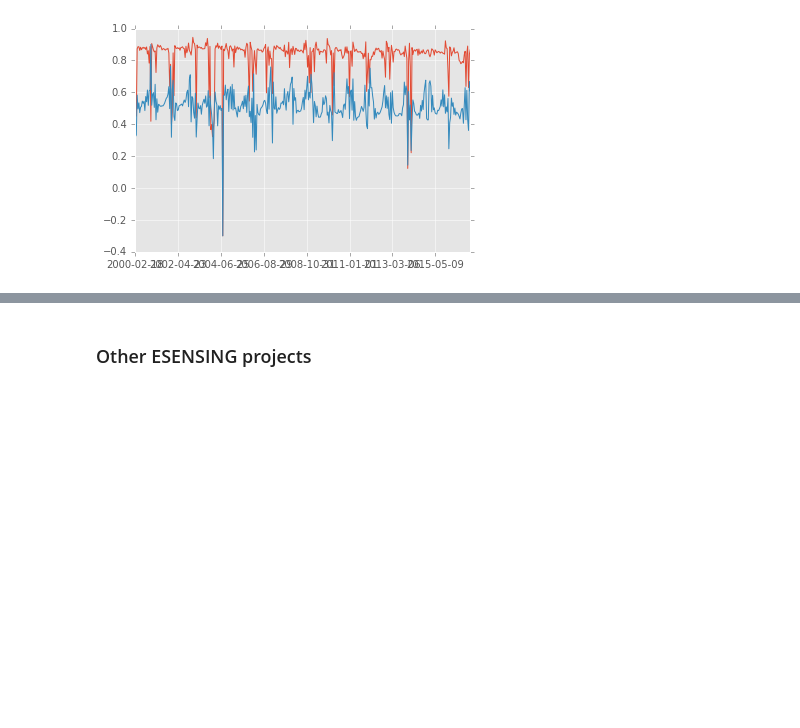
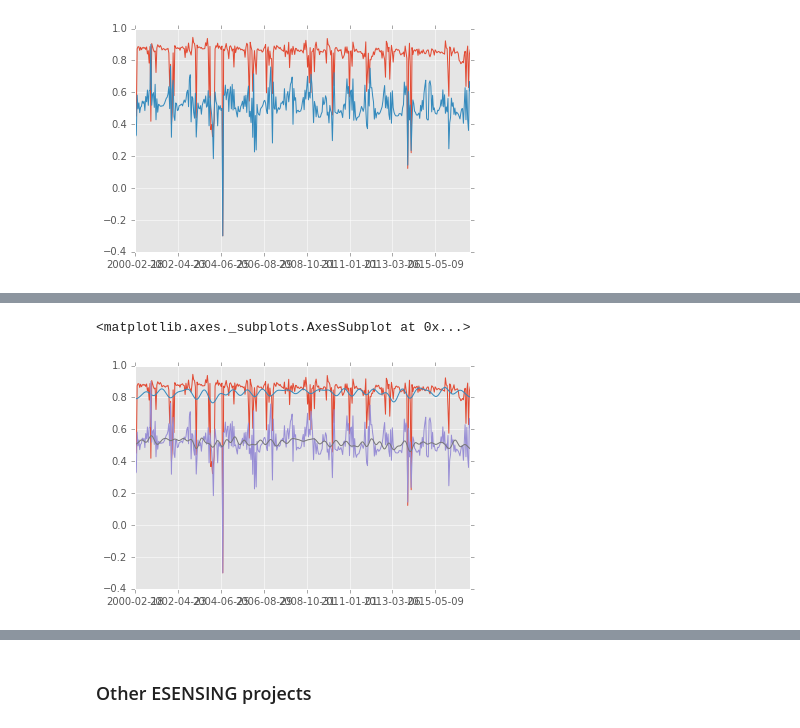
Before and after one commit to rolfsimoes/wgiss-py-webinar, a Jupyter notebook: WGISS_Tech_Webinar.ipynb, the cells around one changed output, grey strips where cells are left out. Cells and saved outputs as stored; diff of their text form; code cells hidden in the pictures; blank space fills up the shorter version.

Commit message:
added fourier

```diff
--- a/WGISS_Tech_Webinar.ipynb
+++ b/WGISS_Tech_Webinar.ipynb
@@ -111,3 +125,33 @@ evi.plot()
+# %%
+# Fourier decomposition
+def fourierfilter(vi, fq_keep):
+    vi = pd.Series(vi.values, index = range(len(vi.values)))               # re-build the series
+    obid = pd.Series(range(len(vi.values)), index = range(len(vi.values))) # add an index to the series
+    fdf = pd.DataFrame({'obid': obid, 'vi': vi})
+    # de-trend the time series by fitting a line
+    sl, it, r, p, sde = stats.linregress(x = range(len(vi.values)), y = vi.values)
+    fdf['vi_lm'] = fdf['obid'] * sl + it
+    fdf['residual'] = fdf['vi'] - fdf['vi_lm']
+    # compute the discrete Fourier Transform
+    vi_fft = np.fft.fft(fdf['residual'].values).real
+    # remove the frequencies from index fq_keep to the last one
+    vi_fft[fq_keep:] = 0
+    # compute the inverse discrete Fourier Transform
+    vi_ifft = np.fft.ifft(vi_fft).real
+    # add the residuals back
+    return(vi_ifft + fdf['vi_lm'].values)
+
+vidf['ndvi_ff'] = fourierfilter(vidf['ndvi'], 25)
+vidf['evi_ff'] = fourierfilter(vidf['evi'], 45)
+
+# plot
+vidf['ndvi'].plot()
+vidf['ndvi_ff'].plot()
+vidf['evi'].plot()
+vidf['evi_ff'].plot()
+# %% [output]
+<matplotlib.axes._subplots.AxesSubplot at 0x...>
+[figure, added]
 # %%
 # Kalman filter
 
```
Also changed, not shown: parts of 10 cells of this notebook.
